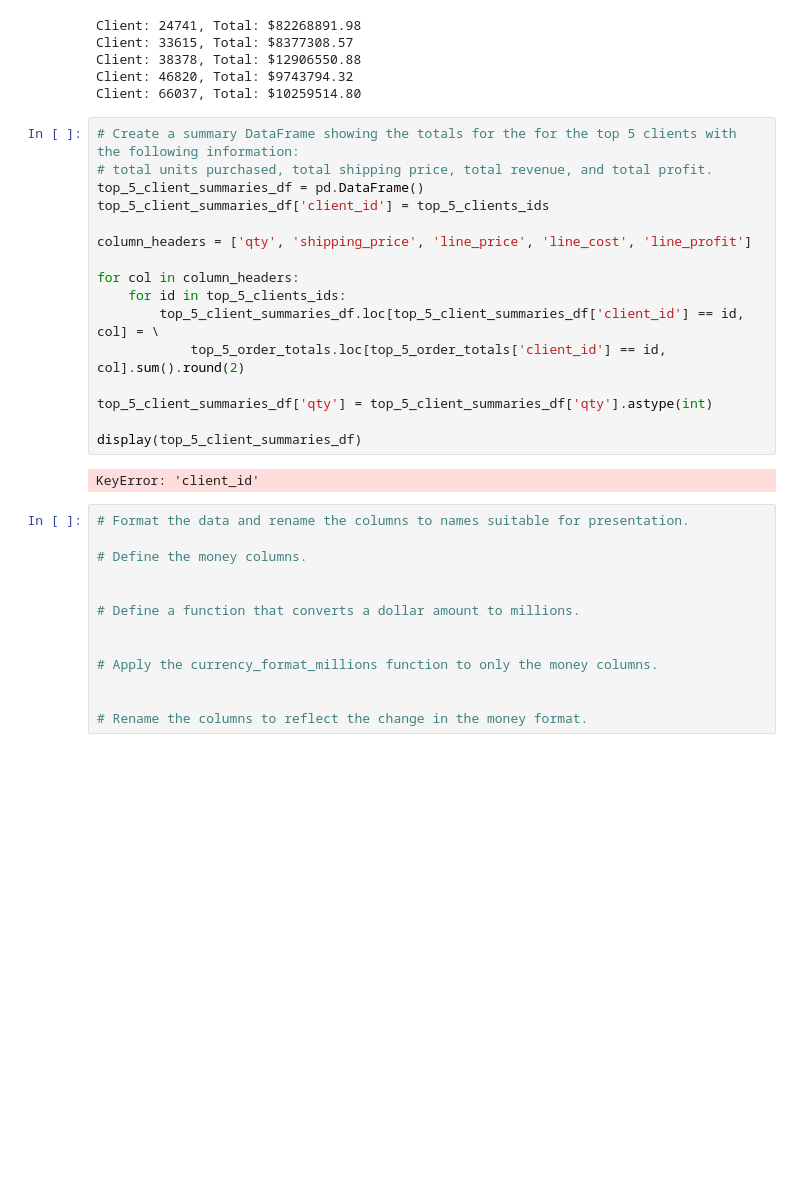
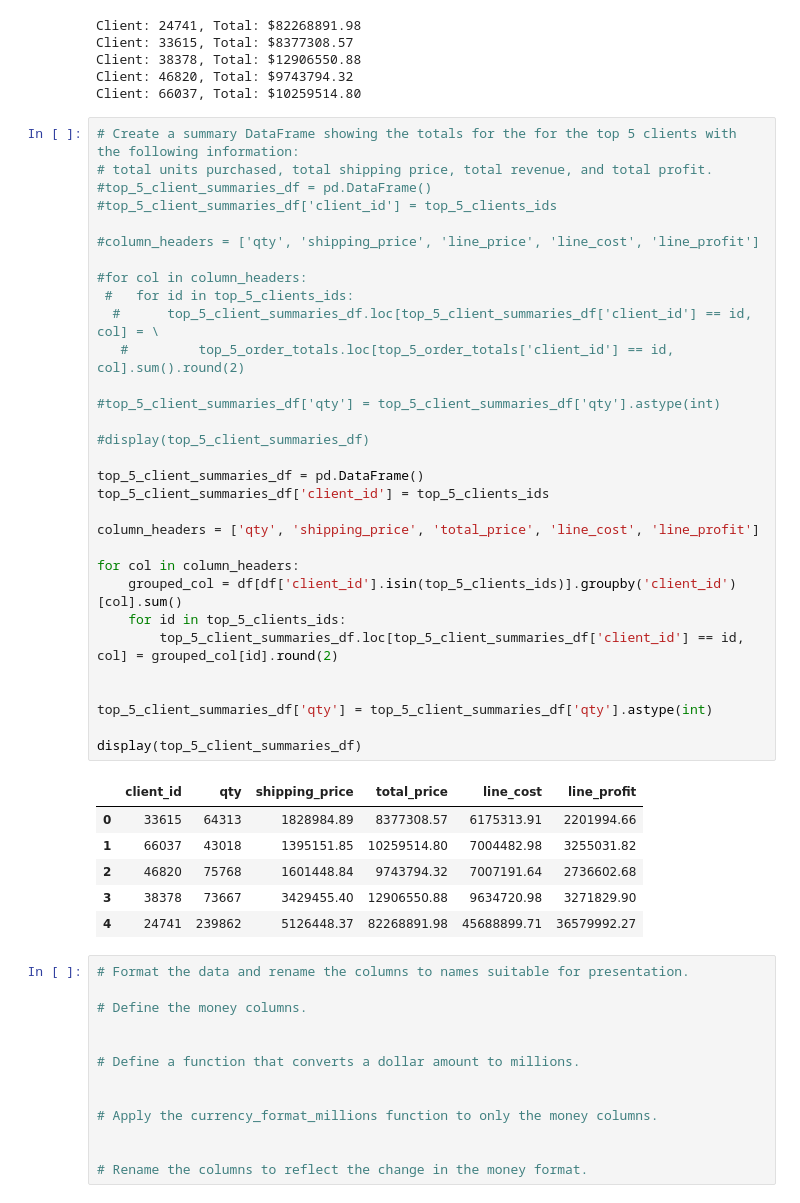
Before and after one commit to Dragon9804/pandas-challenge-1, a Jupyter notebook: wholesale_data_analysis_starter_code.ipynb, the cells around one changed output. Drawn from its saved outputs; the diff is of its cells as text; blank space fills up the shorter version.

```diff
--- a/wholesale_data_analysis_starter_code.ipynb
+++ b/wholesale_data_analysis_starter_code.ipynb
@@ -212,21 +212,41 @@ Client: 66037, Total: $10259514.80
 # %%
 # Create a summary DataFrame showing the totals for the for the top 5 clients with the following information:
 # total units purchased, total shipping price, total revenue, and total profit.
+#top_5_client_summaries_df = pd.DataFrame()
+#top_5_client_summaries_df['client_id'] = top_5_clients_ids
+
+#column_headers = ['qty', 'shipping_price', 'line_price', 'line_cost', 'line_profit']
+
+#for col in column_headers:
+ #   for id in top_5_clients_ids:
+  #      top_5_client_summaries_df.loc[top_5_client_summaries_df['client_id'] == id, col] = \
+   #         top_5_order_totals.loc[top_5_order_totals['client_id'] == id, col].sum().round(2)
+
+#top_5_client_summaries_df['qty'] = top_5_client_summaries_df['qty'].astype(int)
+
+#display(top_5_client_summaries_df)
+
 top_5_client_summaries_df = pd.DataFrame()
 top_5_client_summaries_df['client_id'] = top_5_clients_ids
 
-column_headers = ['qty', 'shipping_price', 'line_price', 'line_cost', 'line_profit']
+column_headers = ['qty', 'shipping_price', 'total_price', 'line_cost', 'line_profit']
 
 for col in column_headers:
+    grouped_col = df[df['client_id'].isin(top_5_clients_ids)].groupby('client_id')[col].sum()
     for id in top_5_clients_ids:
-        top_5_client_summaries_df.loc[top_5_client_summaries_df['client_id'] == id, col] = \
-            top_5_order_totals.loc[top_5_order_totals['client_id'] == id, col].sum().round(2)
+        top_5_client_summaries_df.loc[top_5_client_summaries_df['client_id'] == id, col] = grouped_col[id].round(2)
+
 
 top_5_client_summaries_df['qty'] = top_5_client_summaries_df['qty'].astype(int)
 
 display(top_5_client_summaries_df)
 # %% [output]
-KeyError: 'client_id'
+|  | client_id | qty | shipping_price | total_price | line_cost | line_profit |
+| 0 | 33615 | 64313 | 1828984.89 | 8377308.57 | 6175313.91 | 2201994.66 |
+| 1 | 66037 | 43018 | 1395151.85 | 10259514.80 | 7004482.98 | 3255031.82 |
+| 2 | 46820 | 75768 | 1601448.84 | 9743794.32 | 7007191.64 | 2736602.68 |
+| 3 | 38378 | 73667 | 3429455.40 | 12906550.88 | 9634720.98 | 3271829.90 |
+| 4 | 24741 | 239862 | 5126448.37 | 82268891.98 | 45688899.71 | 36579992.27 |
 # %%
 # Format the data and rename the columns to names suitable for presentation.
 
```
